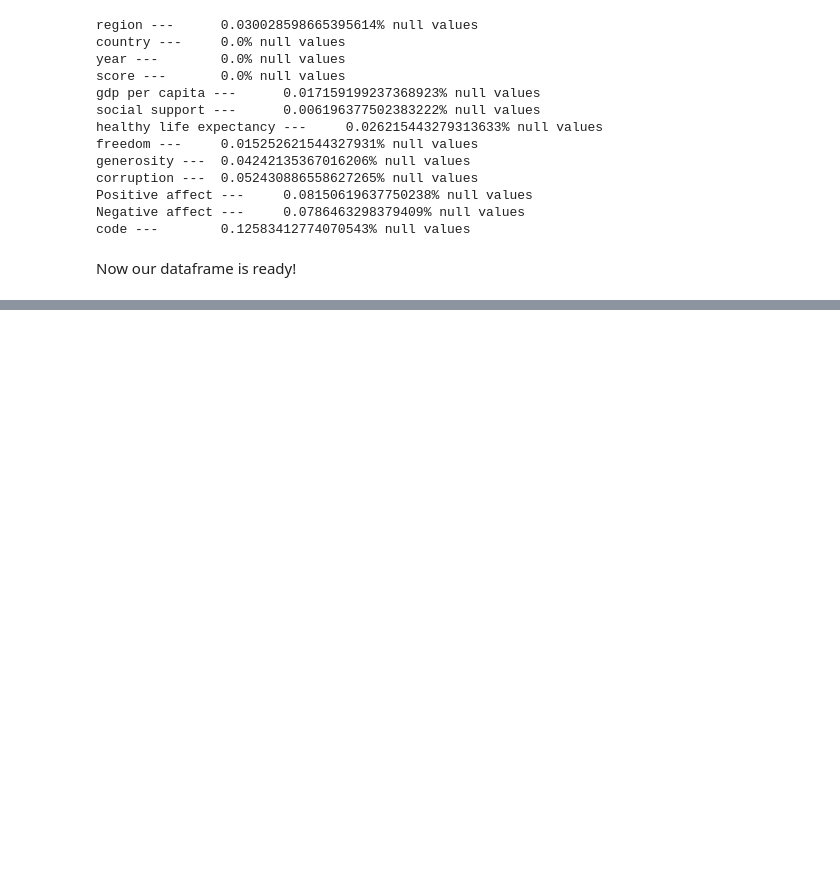
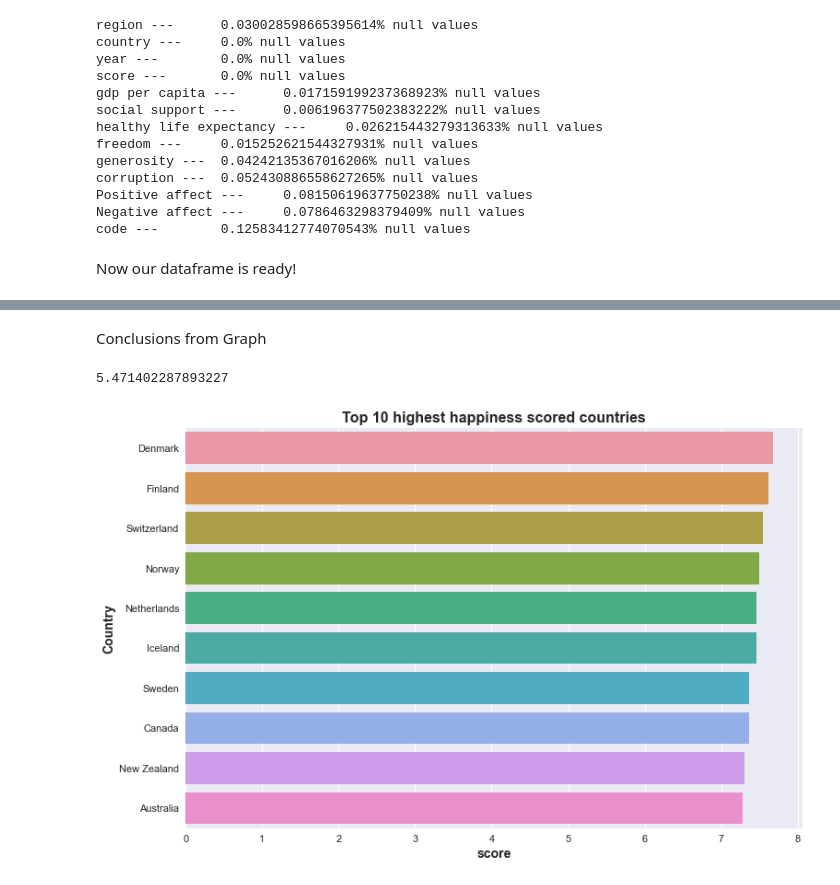
Before and after one commit to Kartik1801/EDA-Happiness-Report, a Jupyter notebook: EDA.ipynb, the cells around one changed output, grey strips where cells are left out. Drawn from its saved outputs; the diff is of its cells as text; code cells hidden in the pictures; blank space fills up the shorter version.

Commit message:
Added Bar Graph

```diff
--- a/EDA.ipynb
+++ b/EDA.ipynb
@@ -349,0 +349,30 @@ Conclusions from Graph
+# %% [markdown]
+Conclusions from Graph
+# %%
+# average score over the years
+np.mean(eda_happy['score'])
+# %% [output]
+5.471402287893227
+# %%
+%matplotlib inline
+# To see the top 10 highest and lowest countries we need to create plot data differently
+
+top_happy = eda_happy.groupby('country', as_index=False)['score'].mean().sort_values(
+    by='score',ascending=False)[:10]
+top_unhappy = eda_happy.groupby('country', as_index=False)['score'].mean().sort_values(
+    by='score', ascending=True)[:10]
+#top_unhappy =top_unhappy.sort_values(by='score', ascending=False)
+plt.style.use('seaborn')
+plt.figure(2, figsize=(12,8))
+sns.barplot(data=top_happy, x='score', y='country')
+plt.xlabel('score',fontsize=14, fontweight='bold')
+plt.ylabel('Country', fontsize=14, fontweight='bold')
+plt.title('Top 10 highest happiness scored countries', fontsize=16, fontweight='bold')
+plt.xticks(fontsize=11)
+plt.yticks(fontsize=11)
+
+# fig = plt.gcf()
+plt.show()
+# fig.savefig('top10happy.jpg')
+# %% [output]
+[figure, added]
```
Also changed, not shown: parts of 7 cells of this notebook.
